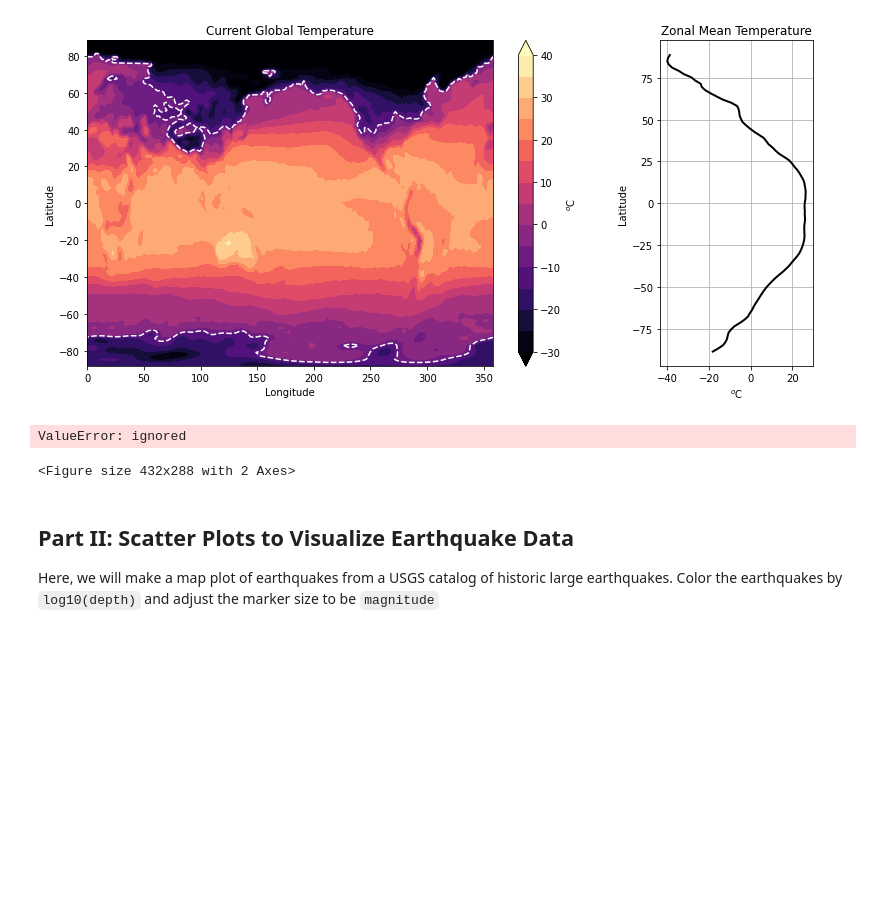
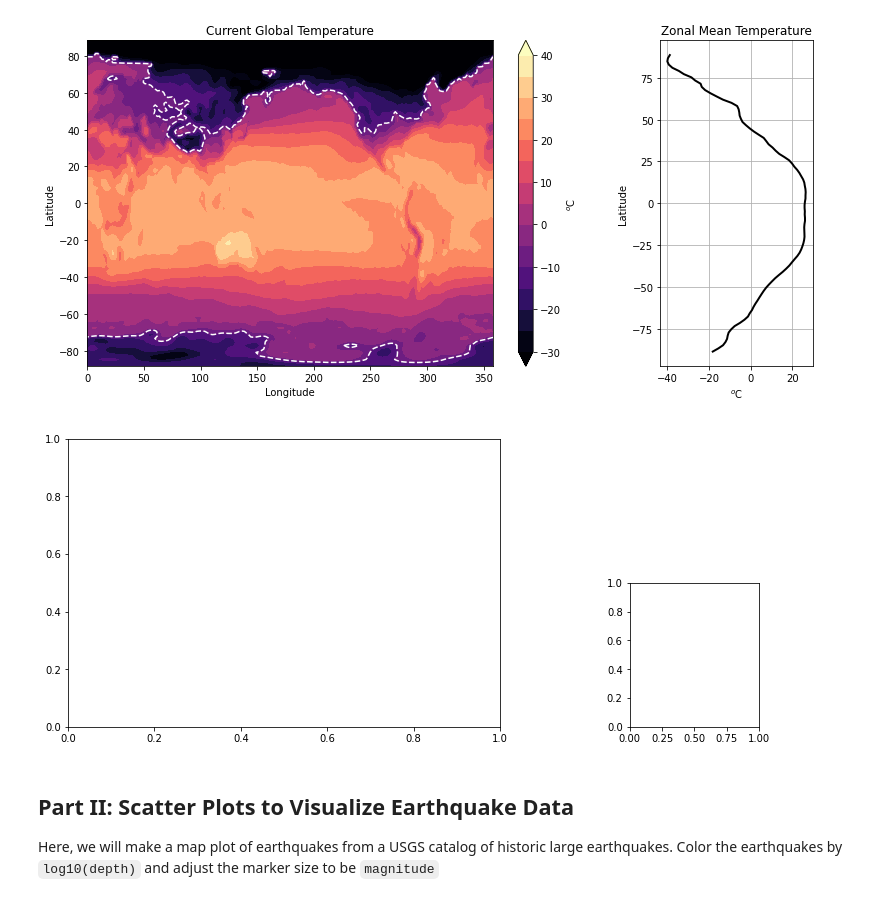
Before and after one commit to eunbip/2022_Intro_Python, a Jupyter notebook: Exercises/W2_S2.ipynb, the cells around one changed output. Drawn from its saved outputs; the diff is of its cells as text; code cells hidden in the pictures; blank space fills up the shorter version.

```diff
--- a/Exercises/W2_S2.ipynb
+++ b/Exercises/W2_S2.ipynb
@@ -67,11 +71,10 @@ Hint 5: Don't spend too too much time making your figure perfect as there is sti
 ![Unknown.png](embedded-picture-1)
 # %%
 fig = plt.figure()
-ax1 = fig.add_axes([0, 0, 50, 350])
-ax2 = fig.add_axes([0.6, 0, 0.3, 0.5])
+ax1 = fig.add_axes([0, 0, 1, 1])
+ax2 = fig.add_axes([1.3, 0, 0.3, 0.5])
 # %% [output]
-ValueError: ignored
-<Figure size 432x288 with 2 Axes>
+[figure, added]
 # %%
 # Replicate this figure
 # Temperature values are originally in Kelvin units -> Convert to degree celsius by subtracting 273.15
```
Also changed, not shown: parts of 2 cells of this notebook.
